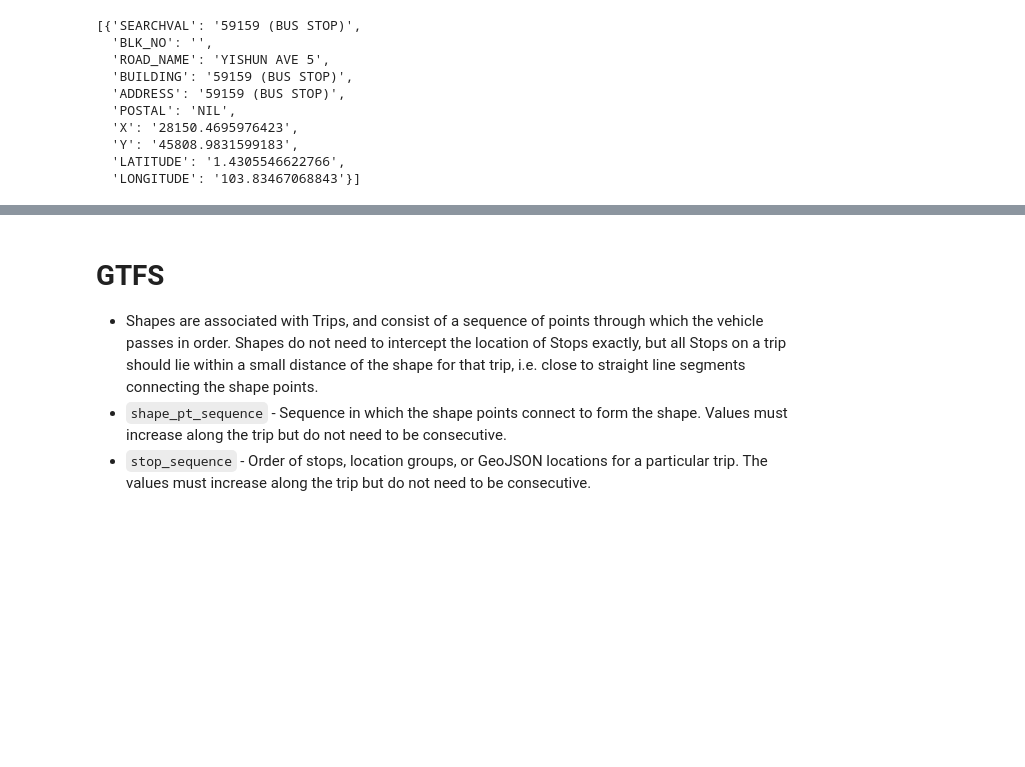
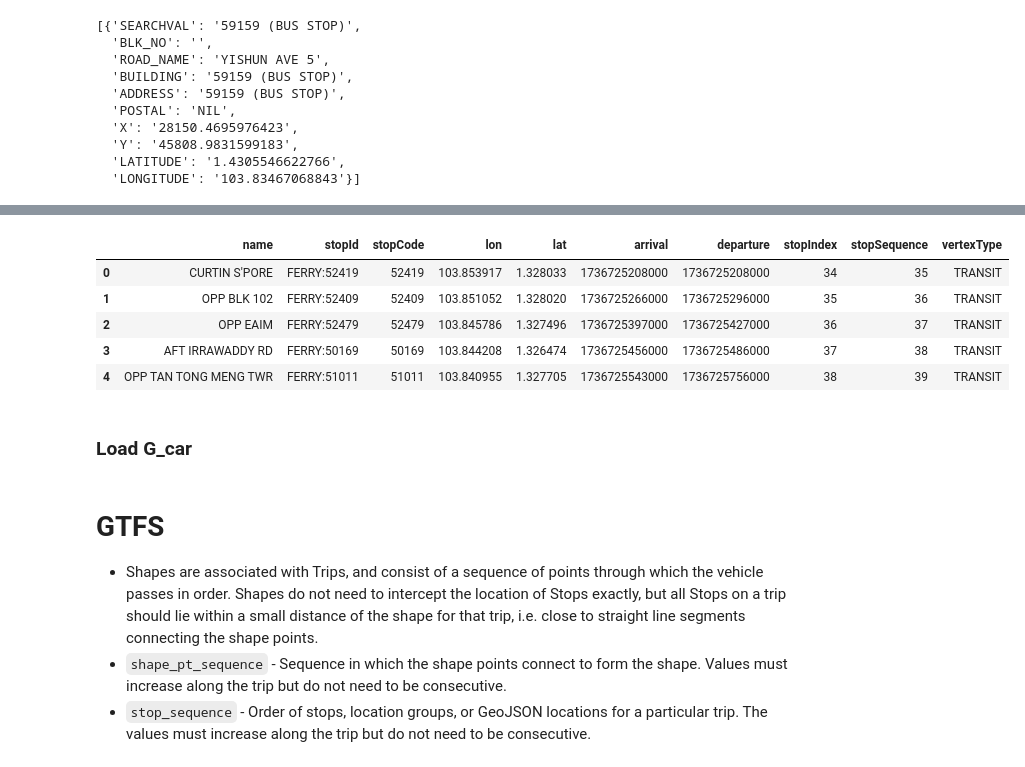
Before and after one commit to pakhuiying/NCCS_analysis, a Jupyter notebook: OneMap_API.ipynb, the cells around one changed output, grey strips where cells are left out. Cells and saved outputs as stored; diff of their text form; code cells hidden in the pictures; blank space fills up the shorter version.

```diff
--- a/OneMap_API.ipynb
+++ b/OneMap_API.ipynb
@@ -75,0 +131,11 @@ save_dir = r"C:\Users\hypak\OneDrive - Singapore Management University\Documents
+# %%
+busLeg_dfs[0]
+# %% [output]
+|  | name | stopId | stopCode | lon | lat | arrival | departure | stopIndex | stopSequence | vertexType |
+| 0 | CURTIN S'PORE | FERRY:52419 | 52419 | 103.853917 | 1.328033 | 1736725208000 | 1736725208000 | 34 | 35 | TRANSIT |
+| 1 | OPP BLK 102 | FERRY:52409 | 52409 | 103.851052 | 1.328020 | 1736725266000 | 1736725296000 | 35 | 36 | TRANSIT |
+| 2 | OPP EAIM | FERRY:52479 | 52479 | 103.845786 | 1.327496 | 1736725397000 | 1736725427000 | 36 | 37 | TRANSIT |
+| 3 | AFT IRRAWADDY RD | FERRY:50169 | 50169 | 103.844208 | 1.326474 | 1736725456000 | 1736725486000 | 37 | 38 | TRANSIT |
+| 4 | OPP TAN TONG MENG TWR | FERRY:51011 | 51011 | 103.840955 | 1.327705 | 1736725543000 | 1736725756000 | 38 | 39 | TRANSIT |
+# %% [markdown]
+### Load G_car
```
Also changed, not shown: parts of 24 cells of this notebook, 1 other file.
